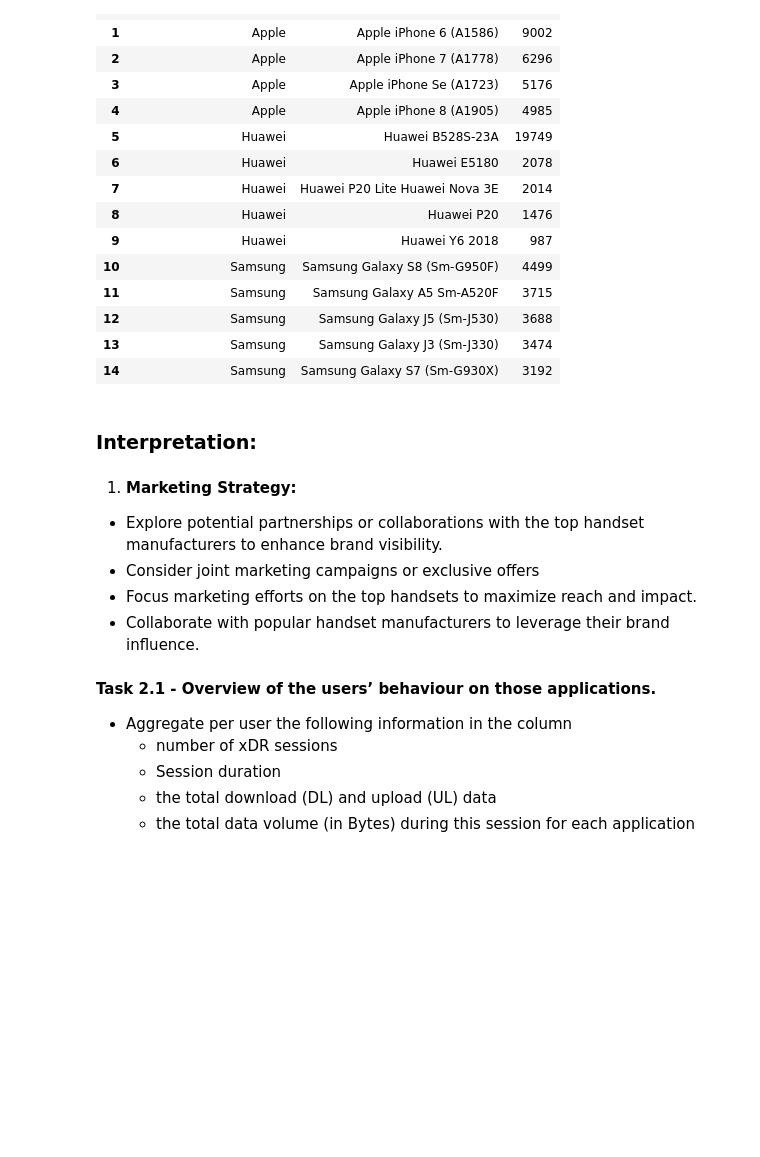
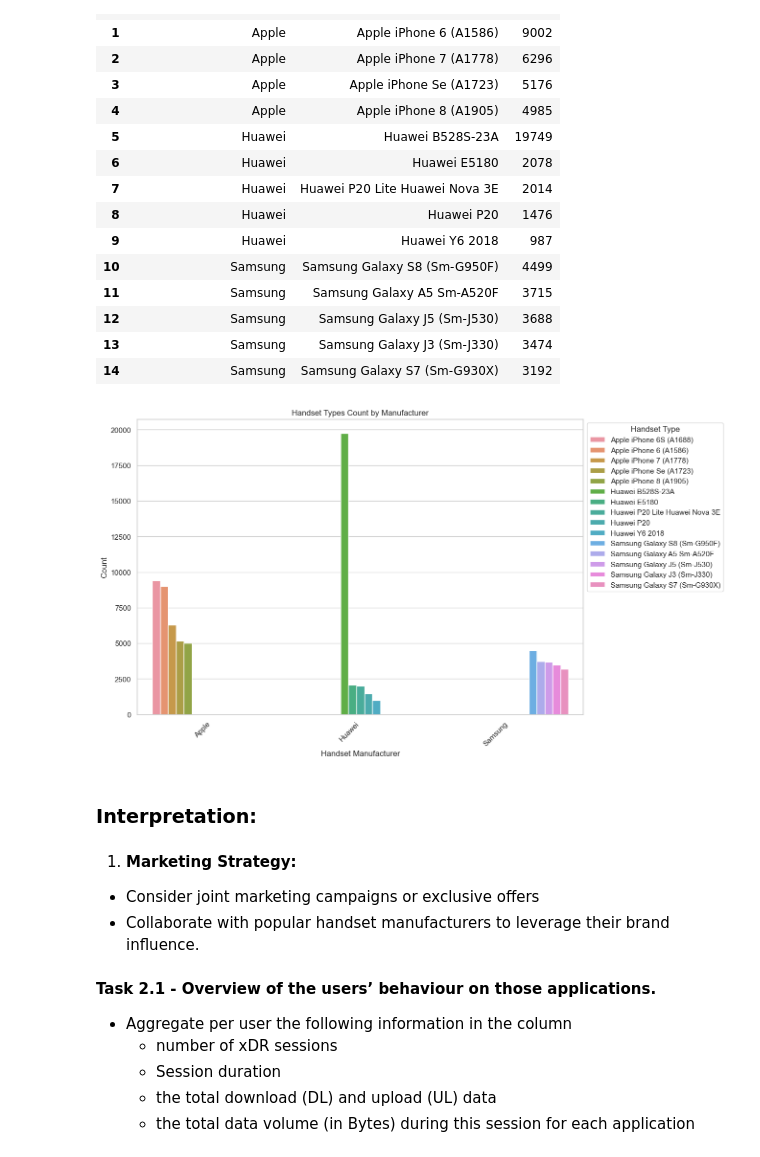
Before and after one commit to Xmuluneh/tenx_week_one, a Jupyter notebook: notebook/user_overview_analysis.ipynb, the cells around one changed output. Saved outputs shown, nothing was run; the diff lists cells and outputs as text; code cells hidden in the pictures; blank space fills up the shorter version.

```diff
--- a/notebook/user_overview_analysis.ipynb
+++ b/notebook/user_overview_analysis.ipynb
@@ -164,14 +158,27 @@ top_5_handsets_per_manufacturer
 | 12 | Samsung | Samsung Galaxy J5 (Sm-J530) | 3688 |
 | 13 | Samsung | Samsung Galaxy J3 (Sm-J330) | 3474 |
 | 14 | Samsung | Samsung Galaxy S7 (Sm-G930X) | 3192 |
+# %%
+# Set the plotting style
+sns.set(style="whitegrid")
+
+# Create a grouped bar chart
+plt.figure(figsize=(12, 8))
+sns.barplot(x='Handset Manufacturer', y='Count', hue='Handset Type', data=top_5_handsets_per_manufacturer)
+plt.title('Handset Types Count by Manufacturer')
+plt.xlabel('Handset Manufacturer')
+plt.ylabel('Count')
+plt.xticks(rotation=45, ha='right')  # Rotate x-axis labels for better visibility
+plt.legend(title='Handset Type', bbox_to_anchor=(1, 1))  # Move legend to the right
+plt.show()
+# %% [output]
+[figure, added]
 # %% [markdown]
 ### Interpretation:
 # %% [markdown]
 1. **Marketing Strategy:**
 <ul>
-<li>Explore potential partnerships or collaborations with the top handset manufacturers to enhance brand          visibility.</li>
     <li>Consider joint marketing campaigns or exclusive offers</li>
-    <li>Focus marketing efforts on the top handsets to maximize reach and impact.</li>
     <li>Collaborate with popular handset manufacturers to leverage their brand influence.</li>
 </ul>
 # %% [markdown]
```
Also changed, not shown: parts of 12 cells of this notebook, 5 other files.
